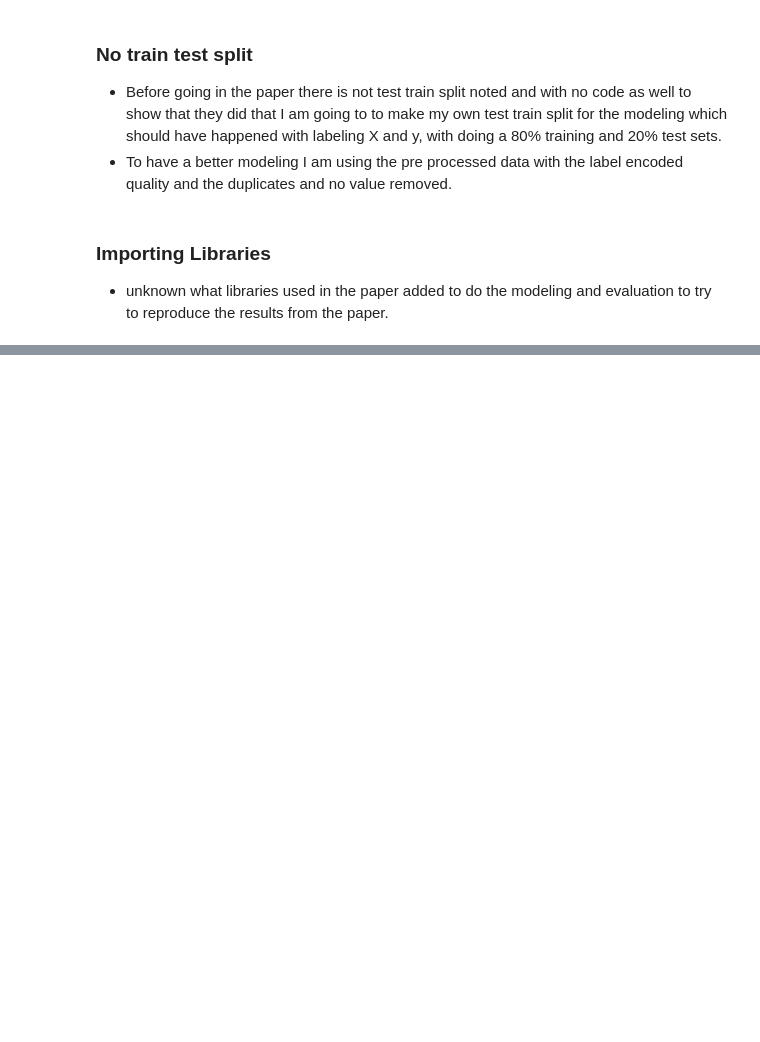
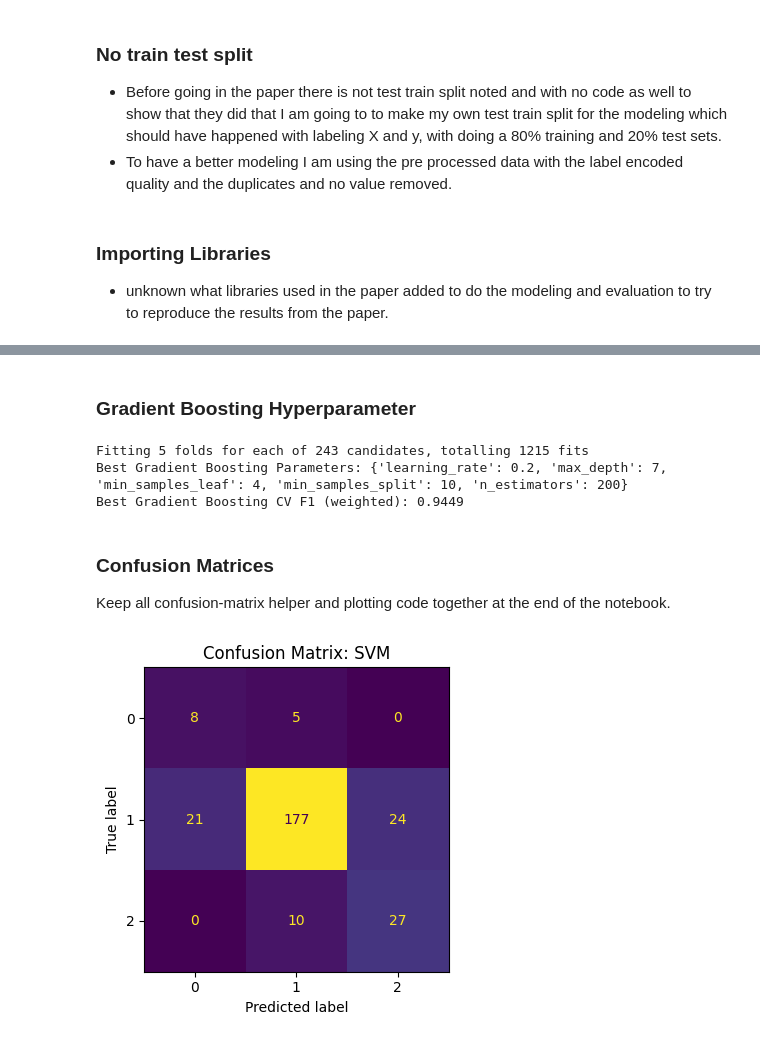
Before and after one commit to Priceaj89/DATA6550-Bias-Reproducibility, a Jupyter notebook: CODE/PRICE/Wine_reproduceability_AlexanderPrice.ipynb, the cells around one changed output, grey strips where cells are left out. Drawn from its saved outputs; the diff is of its cells as text; code cells hidden in the pictures; blank space fills up the shorter version.

```diff
--- a/CODE/PRICE/Wine_reproduceability_AlexanderPrice.ipynb
+++ b/CODE/PRICE/Wine_reproduceability_AlexanderPrice.ipynb
@@ -306,0 +322,7 @@ X_test = scaler.transform(X_test)
+# %%
+# Alias scaled data with _svm suffix to keep SVM variables separate from other models
+X_train_svm, X_test_svm, y_train_svm, y_test_svm = X_train_scaled, X_test_scaled, y_train, y_test
+# %%
+# Apply SMOTE once to the training split so each model is trained on all three encoded classes.
+smote = SMOTE(random_state=42, k_neighbors=2)
+X_train_balanced, y_train_balanced = smote.fit_resample(X_train_scaled, y_train)
@@ -307,6 +331,6 @@ X_test = scaler.transform(X_test)
 # %%
-svm_model = make_pipeline(StandardScaler(), SVR(kernel='rbf', C=1.0, epsilon=0.1))
-svm_model.fit(X_train, y_train)
-y_pred = svm_model.predict(X_test)
-y_pred
+svm_model = SVC(kernel='rbf', C=10.0, gamma='scale', class_weight='balanced', random_state=42)
+svm_model.fit(X_train_balanced, y_train_balanced)
+y_pred_svm = svm_model.predict(X_test_svm)
+y_pred_svm
 # %% [output]
@@ -367,0 +1160,29 @@ Best CV MSE: 0.0001
+# %% [markdown]
+### Gradient Boosting Hyperparameter
+# %%
+# GridSearchCV to find the best hyperparameters for Gradient Boosting
+param_grid_gb = {
+    'n_estimators': [100, 200, 300],
+    'learning_rate': [0.01, 0.1, 0.2],
+    'max_depth': [3, 5, 7],
+    'min_samples_split': [2, 5, 10],
+    'min_samples_leaf': [1, 2, 4]
+}
+grid_search_gb = GridSearchCV(
+    GradientBoostingClassifier(random_state=42),
+    param_grid_gb,
+    cv=5,
+    scoring='f1_weighted',
+    n_jobs=-1,
+    verbose=1
+)
+grid_search_gb.fit(X_train_gb, y_train_gb)
+gb_best_params = grid_search_gb.best_params_
+gb_best_score = grid_search_gb.best_score_
+
+print(f"Best Gradient Boosting Parameters: {gb_best_params}")
+print(f"Best Gradient Boosting CV F1 (weighted): {gb_best_score:.4f}")
+# %% [output]
+Fitting 5 folds for each of 243 candidates, totalling 1215 fits
+Best Gradient Boosting Parameters: {'learning_rate': 0.2, 'max_depth': 7, 'min_samples_leaf': 4, 'min_samples_split': 10, 'n_estimators': 200}
+Best Gradient Boosting CV F1 (weighted): 0.9449
@@ -367,0 +1193,30 @@ Best CV MSE: 0.0001
+# %% [markdown]
+### Confusion Matrices
+
+Keep all confusion-matrix helper and plotting code together at the end of the notebook.
+# %%
+from sklearn.metrics import confusion_matrix, ConfusionMatrixDisplay
+
+def plot_confusion_matrix_single(y_true, y_pred, model_name='Model', class_labels=None, title_prefix='Confusion Matrix'):
+    y_true = np.asarray(y_true)
+    if class_labels is None:
+        class_labels = sorted(np.unique(y_true))
+    else:
+        class_labels = list(class_labels)
+
+    y_pred = _coerce_to_class_labels(y_pred, class_labels)
+    cm = confusion_matrix(y_true, y_pred, labels=class_labels)
+
+    fig, ax = plt.subplots(figsize=(5, 4))
+    ConfusionMatrixDisplay(confusion_matrix=cm, display_labels=class_labels).plot(ax=ax, colorbar=False)
+    ax.set_title(f'{title_prefix}: {model_name}')
+    plt.tight_layout()
+    plt.show()
+
+# Run one model at a time here after you finish each model.
+# Example:
+# plot_confusion_matrix_single(y_test, y_pred_svm, model_name='SVM', class_labels=[0, 1, 2])
+# %%
+plot_confusion_matrix_single(y_test, y_pred_svm, model_name='SVM', class_labels=[0, 1, 2])
+# %% [output]
+[figure, added]
```
Also changed, not shown: parts of 75 cells of this notebook.
